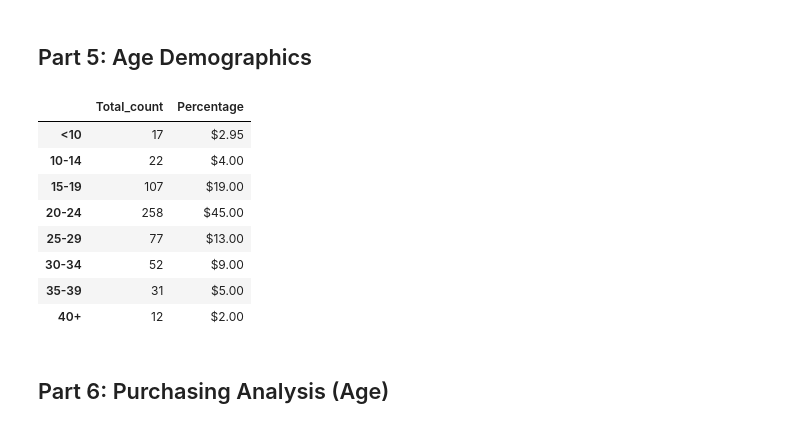
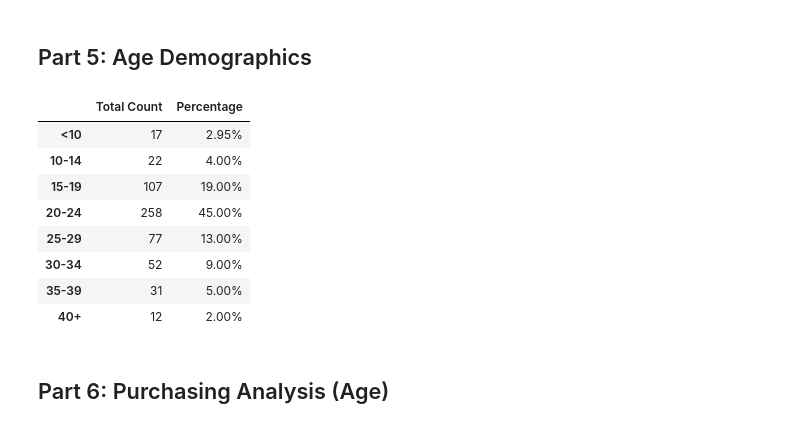
Before and after one commit to maali007/pandas_challenge, a Jupyter notebook: hop.ipynb, the cells around one changed output. Saved outputs shown, nothing was run; the diff lists cells and outputs as text; code cells hidden in the pictures.

```diff
--- a/hop.ipynb
+++ b/hop.ipynb
@@ -137,22 +137,27 @@ bin8 = len(dataset['SN'].loc[dataset.Age >= 40].unique())
 bin8_percent= round(len(dataset['SN'].loc[dataset.Age >= 40].unique())/len(dataset['SN'].unique()), 2)*100
 # %%
 # Create dictionary for the Part 5 stats calculated above for display in part5_df
-dict5 = {'Total_count':(bin1,bin2,bin3,bin4,bin5,bin6,bin7,bin8),
+dict5 = {'Total Count':(bin1,bin2,bin3,bin4,bin5,bin6,bin7,bin8),
              'Percentage':(bin1_percent,bin2_percent,bin3_percent,bin4_percent,bin5_percent,bin6_percent,bin7_percent,bin8_percent)}
 # %%
-part5_df = pd.DataFrame(dict5, index = ['<10', '10-14', '15-19','20-24','25-29',
-                                         '30-34', '35-39', '40+'])
+# Create dataframe: part5_df
+part5_df = pd.DataFrame(dict5, index = ['<10', '10-14', '15-19','20-24','25-29','30-34', '35-39', '40+'])
+
+# Format % column
+part5_df['Percentage'] =  pd.DataFrame(["{0:.2f}%".format(val * 1) for val in part5_df['Percentage']], index = part5_df.index)
+
+# Display results
 part5_df
 # %% [output]
-|  | Total_count | Percentage |
-| <10 | 17 | $2.95 |
-| 10-14 | 22 | $4.00 |
-| 15-19 | 107 | $19.00 |
-| 20-24 | 258 | $45.00 |
-| 25-29 | 77 | $13.00 |
-| 30-34 | 52 | $9.00 |
-| 35-39 | 31 | $5.00 |
-| 40+ | 12 | $2.00 |
+|  | Total Count | Percentage |
+| <10 | 17 | 2.95% |
+| 10-14 | 22 | 4.00% |
+| 15-19 | 107 | 19.00% |
+| 20-24 | 258 | 45.00% |
+| 25-29 | 77 | 13.00% |
+| 30-34 | 52 | 9.00% |
+| 35-39 | 31 | 5.00% |
+| 40+ | 12 | 2.00% |
 # %% [markdown]
 ## Part 6: Purchasing Analysis (Age)
 # %%
```
Also changed, not shown: parts of 3 cells of this notebook.
